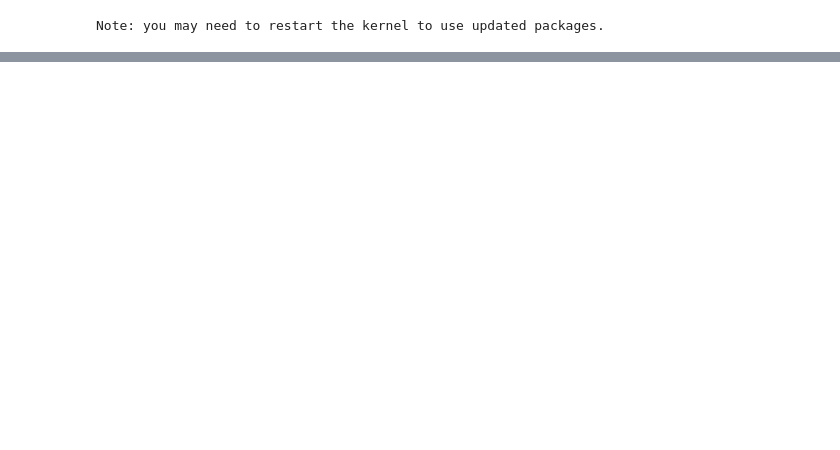
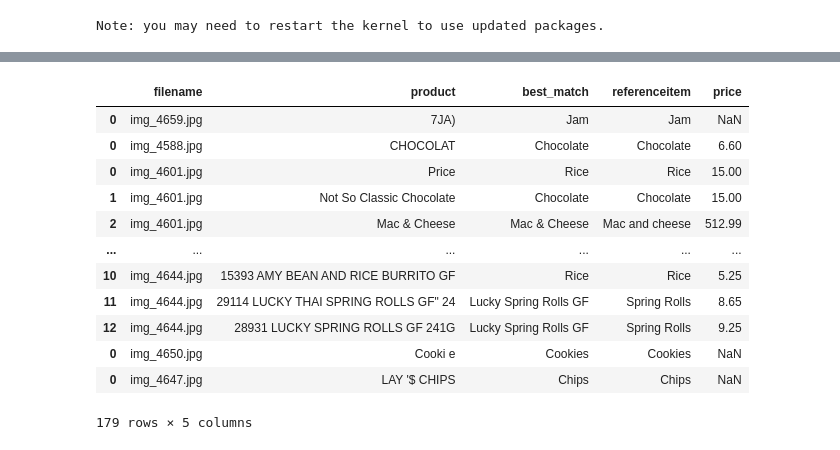
Before and after one commit to brovalex/public-experiments, a Jupyter notebook: receipts/notebooks/ocr-test.ipynb, the cells around one changed output, grey strips where cells are left out. Saved outputs shown, nothing was run; the diff lists cells and outputs as text; code cells hidden in the pictures; blank space fills up the shorter version.

```diff
--- a/receipts/notebooks/ocr-test.ipynb
+++ b/receipts/notebooks/ocr-test.ipynb
@@ -254,3 +271,19 @@ processing img_4647.jpg...
+# %%
+expenses_df
+# %% [output]
+|  | filename | product | best_match | referenceitem | price |
+| 0 | img_4659.jpg | 7JA) | Jam | Jam | NaN |
+| 0 | img_4588.jpg | CHOCOLAT | Chocolate | Chocolate | 6.60 |
+| 0 | img_4601.jpg | Price | Rice | Rice | 15.00 |
+| 1 | img_4601.jpg | Not So Classic Chocolate | Chocolate | Chocolate | 15.00 |
+| 2 | img_4601.jpg | Mac & Cheese | Mac & Cheese | Mac and cheese | 512.99 |
+| ... | ... | ... | ... | ... | ... |
+| 10 | img_4644.jpg | 15393 AMY BEAN AND RICE BURRITO GF | Rice | Rice | 5.25 |
+| 11 | img_4644.jpg | 29114 LUCKY THAI SPRING ROLLS GF" 24 | Lucky Spring Rolls GF | Spring Rolls | 8.65 |
+| 12 | img_4644.jpg | 28931 LUCKY SPRING ROLLS GF 241G | Lucky Spring Rolls GF | Spring Rolls | 9.25 |
+| 0 | img_4650.jpg | Cooki e | Cookies | Cookies | NaN |
+| 0 | img_4647.jpg | LAY '$ CHIPS | Chips | Chips | NaN |
+179 rows × 5 columns
 # %%
 expenses_df.to_csv('expenses.csv', index=False)
 expenses_df
```
Also changed, not shown: parts of 9 cells of this notebook, 5 other files.
